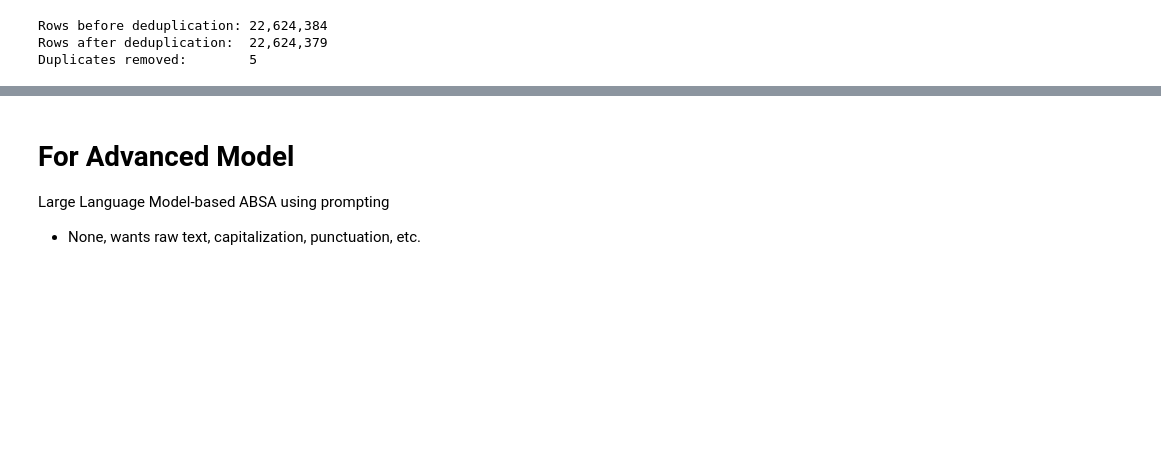
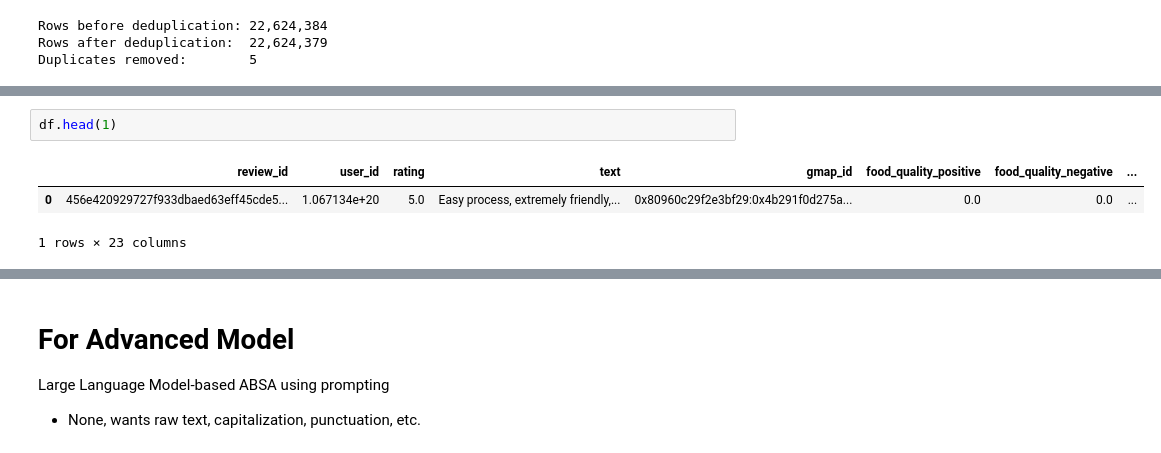
Before and after one commit to zmosDS/google_review_insights, a Jupyter notebook: notebooks/03_feature_engineering.ipynb, the cells around one changed output, grey strips where cells are left out. Drawn from its saved outputs; the diff is of its cells as text; blank space fills up the shorter version.

```diff
--- a/notebooks/03_feature_engineering.ipynb
+++ b/notebooks/03_feature_engineering.ipynb
@@ -143,3 +215,9 @@ Duplicates removed:        5
+# %%
+df.head(1)
+# %% [output]
+|  | review_id | user_id | rating | text | gmap_id | food_quality_positive | food_quality_negative | ... |
+| 0 | 456e420929727f933dbaed63eff45cde5... | 1.067134e+20 | 5.0 | Easy process, extremely friendly,... | 0x80960c29f2e3bf29:0x4b291f0d275a... | 0.0 | 0.0 | ... |
+1 rows × 23 columns
 # %%
 # Save data
 df.to_csv(paths['cleaned_for_LLM'], index=False)
```
Also changed, not shown: parts of 5 cells of this notebook, 1 other file.
